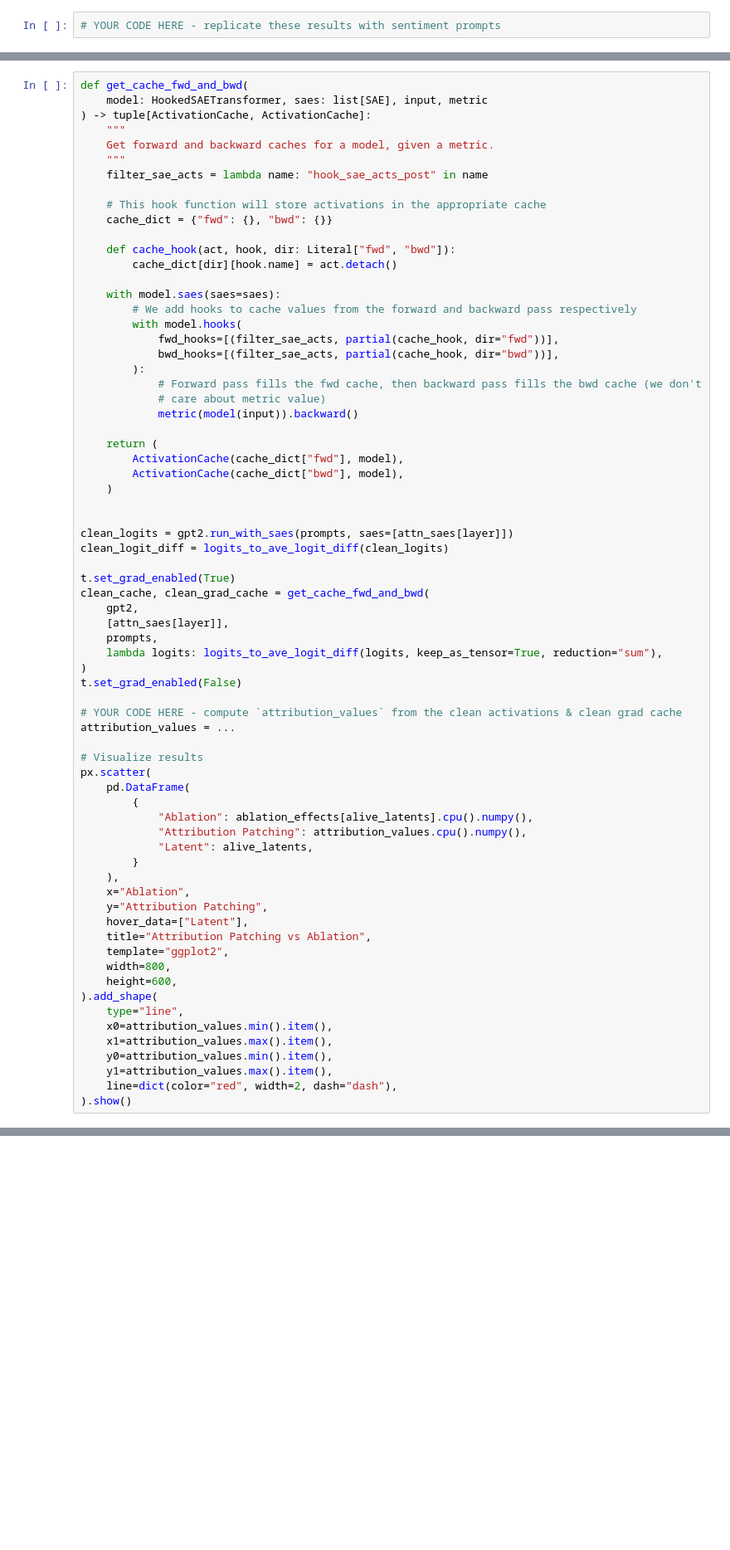
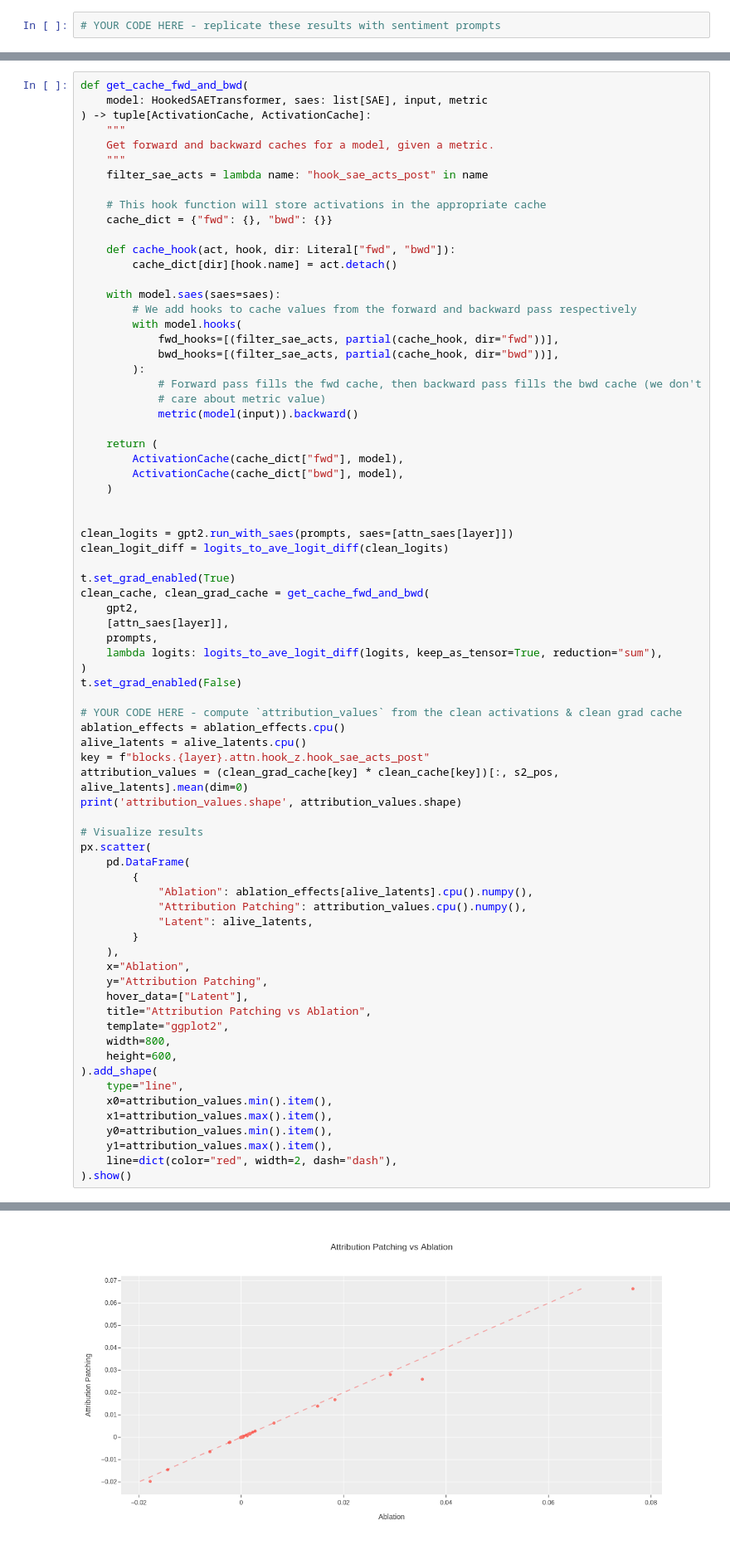
Before and after one commit to Shimin-Zhang/ARENA_Progress, a Jupyter notebook: chapter1_transformer_interp/exercises/part33_interp_with_saes/1.3.3_Interpretability_with_SAEs_exercises.ipynb, the cells around one changed output, grey strips where cells are left out. Shown at 83% size. Saved outputs shown, nothing was run; the diff lists cells and outputs as text; blank space fills up the shorter version.

```diff
--- a/chapter1_transformer_interp/exercises/part33_interp_with_saes/1.3.3_Interpretability_with_SAEs_exercises.ipynb
+++ b/chapter1_transformer_interp/exercises/part33_interp_with_saes/1.3.3_Interpretability_with_SAEs_exercises.ipynb
@@ -2701,7 +2735,11 @@ clean_cache, clean_grad_cache = get_cache_fwd_and_bwd(
 t.set_grad_enabled(False)
 
 # YOUR CODE HERE - compute `attribution_values` from the clean activations & clean grad cache
-attribution_values = ...
+ablation_effects = ablation_effects.cpu()
+alive_latents = alive_latents.cpu()
+key = f"blocks.{layer}.attn.hook_z.hook_sae_acts_post"
+attribution_values = (clean_grad_cache[key] * clean_cache[key])[:, s2_pos, alive_latents].mean(dim=0)
+print('attribution_values.shape', attribution_values.shape)
 
 # Visualize results
 px.scatter(
@@ -2727,3 +2765,4 @@ px.scatter(
     y1=attribution_values.max().item(),
     line=dict(color="red", width=2, dash="dash"),
 ).show()
+# %% [output]
@@ -2730,3 +2770,4 @@ px.scatter(
+[figure, added]
 # %% [markdown]
 <details>
 <summary>Solution</summary>
```
Also changed, not shown: parts of 7 cells of this notebook.
